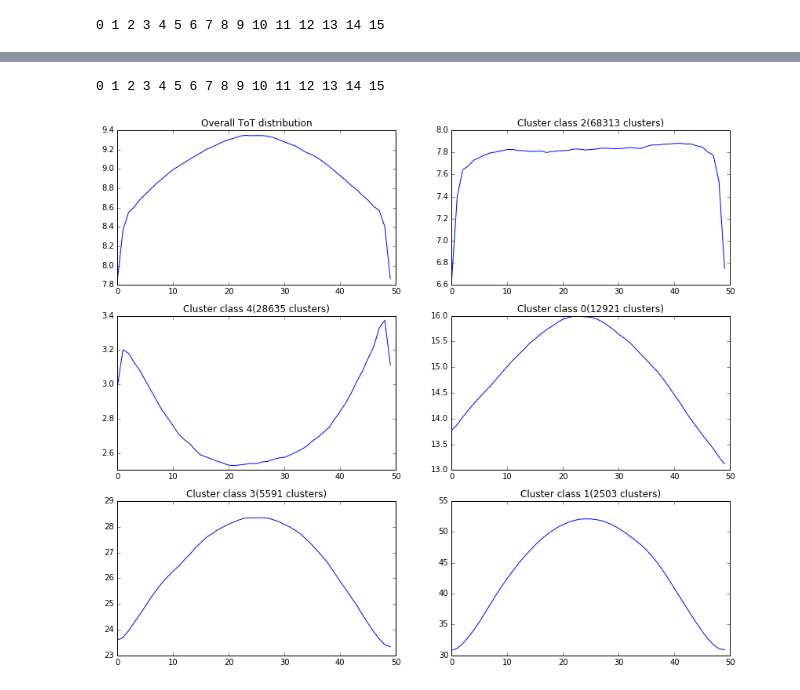
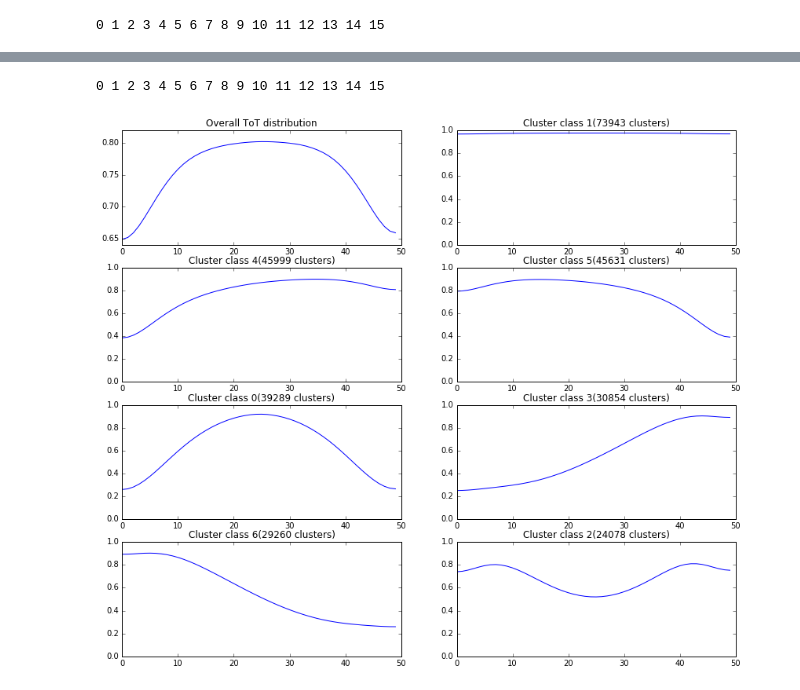
Before and after one commit to adikus/physics_project, a Jupyter notebook: tots.ipynb, the cells around one changed output, grey strips where cells are left out. Drawn from its saved outputs; the diff is of its cells as text; code cells hidden in the pictures.

```diff
--- a/tots.ipynb
+++ b/tots.ipynb
@@ -66,7 +80,9 @@ def get_cluster_tots(eta, phi):
 # %%
 tot_size = []
 
-for eta_i in range(1, 31):
+found_event = 0
+
+for eta_i in range(-30, 31):
     print 'eta:', eta_i, 'phi:',
     for phi_i in range(0, 16):
         print phi_i,
@@ -82,8 +98,6 @@ for eta_i in range(1, 31):
 
 tot_size = np.array(tot_size)
 
-print tot_size.shape, np.mean(tot_size, axis=0), np.std(tot_size, axis=0)
-
 plt.figure(figsize=(15, 12))
 plt.title('Cluster size vs total cluster ToT distribution')
 H, yedges, xedges = np.histogram2d(tot_size[:, 0], tot_size[:, 1], bins=(range(1, 81), range(1, 401)))
@@ -92,4 +106,6 @@ plt.imshow(np.clip(H, 1, H.max()), norm=norm, interpolation='nearest', origin='l
 plt.colorbar()
 plt.axis('tight')
 plt.savefig('cluster_size_vs_tot.png')
+
+# Find an event from the lower tail
 # %% [output]
@@ -216,7 +232,7 @@ eta: 29 phi: 0 1 2 3 4 5 6 7 8 9 10 11 12 13 14 15
 eta: 30 phi: 0 1 2 3 4 5 6 7 8 9 10 11 12 13 14 15
 51.1754583333 15.2642711161 109.0
 # %%
-eta = 5
+eta = 25
 
 tots = []
 
@@ -237,7 +253,8 @@ tots_X = np.array(tots).reshape((len(tots), 100))
 
 N = 12
 
-pred_y = sklearn.cluster.KMeans(n_clusters=N, random_state=123).fit_predict(tots_X)
+kmeans = sklearn.cluster.KMeans(n_clusters=N, random_state=123).fit(tots_X)
+pred_y = kmeans.predict(tots_X)
 group_definitions = dict()
 
 plt.figure(figsize=(14,8))
@@ -259,5 +318,5 @@ plt.savefig('tot_eta_clustering_'+str(eta)+'.png')
 # %%
-eta = 15
+eta = 1
 tot_lines = []
 
 for phi_i in range(0,16):
@@ -266,44 +325,40 @@ for phi_i in range(0,16):
         for cluster in clusters:
             left_max = np.argmax(cluster, axis=0)[0]
             right_max = np.argmax(cluster, axis=0)[-1]
-            top_max = np.argmax(cluster, axis=1)[0]
-            bottom_max = np.argmax(cluster, axis=1)[-1]
 
-            edges = [cluster[left_max, 0], cluster[right_max, -1], cluster[0, top_max], cluster[-1, bottom_max]]
-
-            if np.argmax(edges) == 0 or np.argmax(edges) == 1:
-                x0, y0 = top_max, 0
-                x1, y1 = bottom_max, cluster.shape[0]-1
-            elif np.argmax(edges) == 2 or np.argmax(edges) == 3:
-                x0, y0 = 0, left_max
-                x1, y1 = cluster.shape[1]-1, right_max
+            x0, y0 = 0, left_max
+            x1, y1 = cluster.shape[1]-1, right_max
 
             num = 50
             x, y = np.linspace(x0, x1, num), np.linspace(y0, y1, num)
             zi = scipy.ndimage.map_coordinates(cluster, np.vstack((y,x)), order=3, mode='constant')
+            zi = zi / np.max(zi)
             tot_lines.append(zi)
 print
 
-N = 5
-line_preds = sklearn.cluster.KMeans(n_clusters=N, random_state=234).fit_predict(tot_lines)
+N = 7
+line_kmeans = sklearn.cluster.KMeans(n_clusters=N, random_state=234).fit(tot_lines)
+line_preds = line_kmeans.predict(tot_lines)
 group_line_definitions = {}
 
 plt.figure(figsize=(14,12))
 plt.subplot((N+1)/2, 2, 1)
 plt.plot(np.vstack(tot_lines).mean(axis=0))
 plt.title('Overall ToT distribution')
+plt.ylim([0, 1])
 
 indexes = range(N)
 indexes.sort(key=lambda i:-len(np.where(line_preds == i)[0]))
 for (j,i) in enumerate(indexes):
     group = np.array(tot_lines)[np.where(line_preds == i), :][0]
     title = 'Cluster class ' + str(i) + '(' + str(group.shape[0]) + ' clusters)'
     plt.subplot((N+1)/2, 2, j+2)
     group_line_definitions[i] = np.mean(group, axis=0)
     plt.plot(group_line_definitions[i])
+    plt.ylim([0, 1])
     plt.title(title)
 
-plt.savefig('tot_eta_line_clustering_'+str(eta)+'.png')
+plt.savefig('tot_eta_line_clustering_norm_'+str(eta)+'.png')
 # %% [output]
 0 1 2 3 4 5 6 7 8 9 10 11 12 13 14 15
-[figure, old version]
+[figure, new version]
```
Also changed, not shown: parts of 11 cells of this notebook, 17 other files.
